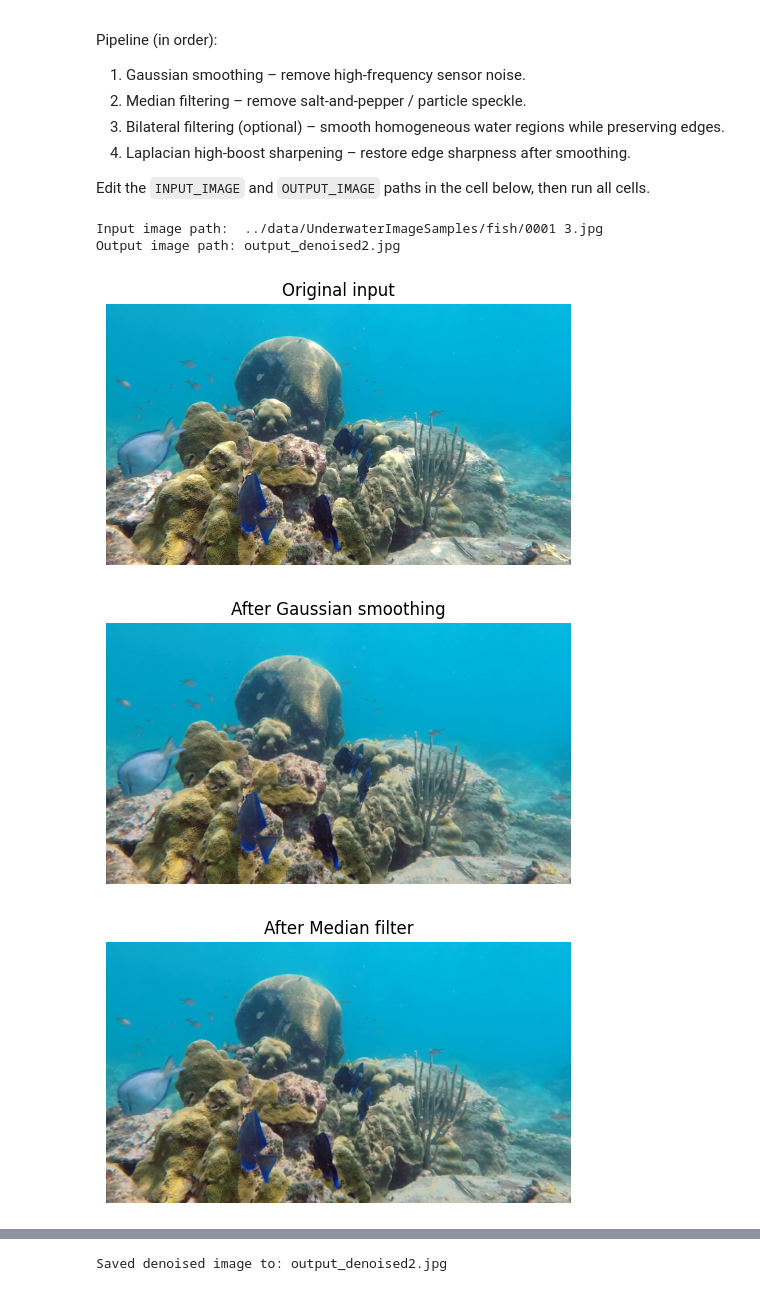
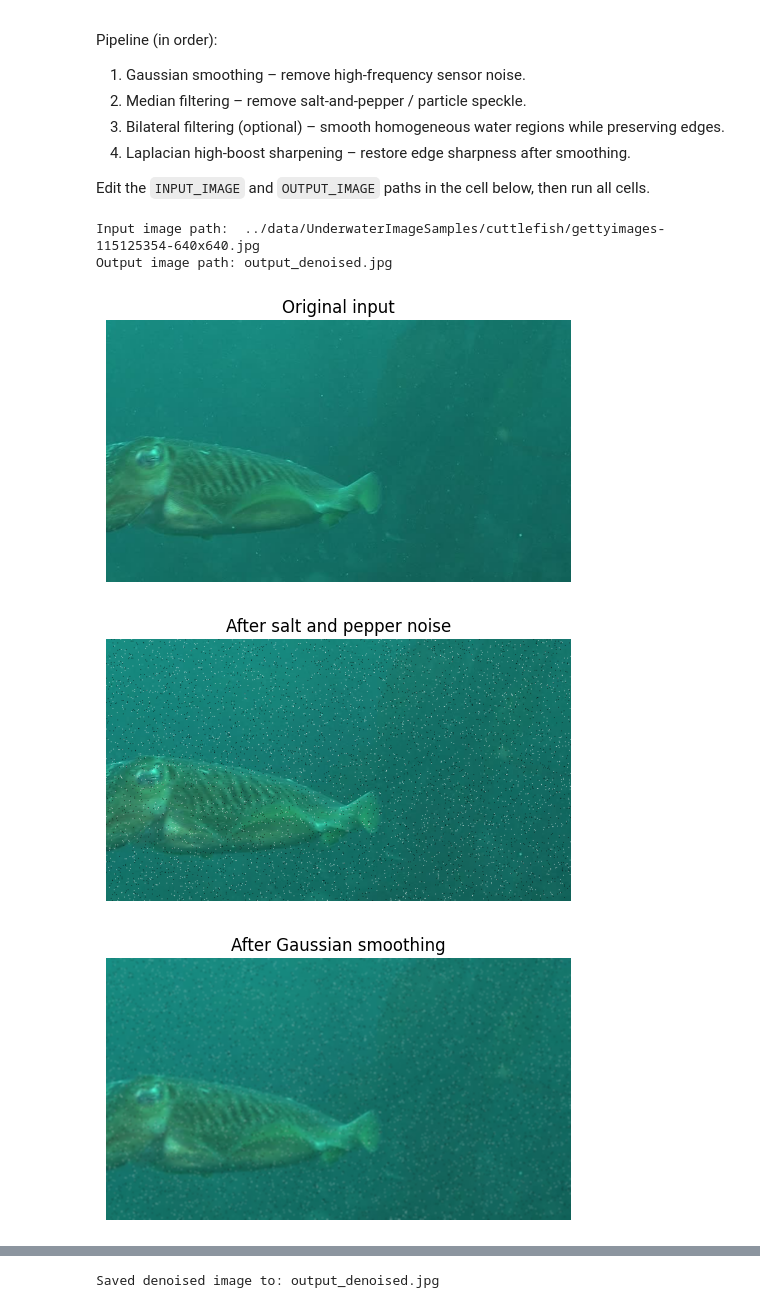
Before and after one commit to mistycai/underwater-enhancement, a Jupyter notebook: notebooks/noise.ipynb, the cells around one changed output, grey strips where cells are left out. Cells and saved outputs as stored; diff of their text form; code cells hidden in the pictures.

Commit message:
add noise to the picture

```diff
--- a/notebooks/noise.ipynb
+++ b/notebooks/noise.ipynb
@@ -70,45 +143,51 @@ def remove_big_spots(img_bgr, thresh=220, k=5):
 # %%
-INPUT_IMAGE = "../data/UnderwaterImageSamples/fish/0001 3.jpg"
+INPUT_IMAGE = "../data/UnderwaterImageSamples/cuttlefish/gettyimages-115125354-640x640.jpg"
 OUTPUT_IMAGE = "output_denoised.jpg"
 
 print("Input image path: ", INPUT_IMAGE)
 print("Output image path:", OUTPUT_IMAGE)
 # %% [output]
-Input image path:  ../data/UnderwaterImageSamples/fish/0001 3.jpg
-Output image path: output_denoised2.jpg
+Input image path:  ../data/UnderwaterImageSamples/cuttlefish/gettyimages-115125354-640x640.jpg
+Output image path: output_denoised.jpg
 # %%
 # 1. Load
 img = cv2.imread(INPUT_IMAGE, cv2.IMREAD_COLOR)
 if img is None:
     raise FileNotFoundError(f"Could not read image at: {INPUT_IMAGE}")
 
 show_image(img, "Original input")
+
+# add salt and pepper noise
+img = add_salt_pepper_noise(img, amount=0.02, salt_vs_pepper=0.5, per_channel=False, seed=None)
+show_image(img, "After salt and pepper noise")
+cv2.imwrite("after_salt_pepper.jpg", img)
+
 # remove big spots if any
 img = remove_big_spots(img, thresh=200, k=5)
 
 # 2. Gaussian smoothing
 g = gaussian_smooth(img, ksize=5, sigma=1.5)
 show_image(g, "After Gaussian smoothing")
 cv2.imwrite("after_gaussian.jpg", g)
 
 # 3. Median filtering
 m = median_filter(g, ksize=3)
 show_image(m, "After Median filter")
 cv2.imwrite("after_median.jpg", m)
 
 # 4. Bilateral (optional) - set d to 0 to skip
 b = bilateral_filter_optional(m, d=7, sigma_color=25)
 show_image(b, "After Bilateral filter (edge-preserving)")
 cv2.imwrite("after_bilateral.jpg", b)
 
 # 5. Sharpen
 out = laplacian_highboost(b, strength=0.3)
 show_image(out, "Final output (Sharpened)")
 
 # 6. Save
 cv2.imwrite(OUTPUT_IMAGE, out)
 print("Saved denoised image to:", OUTPUT_IMAGE)
 # %% [output]
-[figure, old version]
+[figure, new version]
-[figure, old version]
+[figure, new version]
-[figure, old version]
+[figure, new version]
@@ -117 +197 @@ print("Saved denoised image to:", OUTPUT_IMAGE)
-Saved denoised image to: output_denoised2.jpg
+Saved denoised image to: output_denoised.jpg
```
Also changed, not shown: parts of 4 cells of this notebook.
